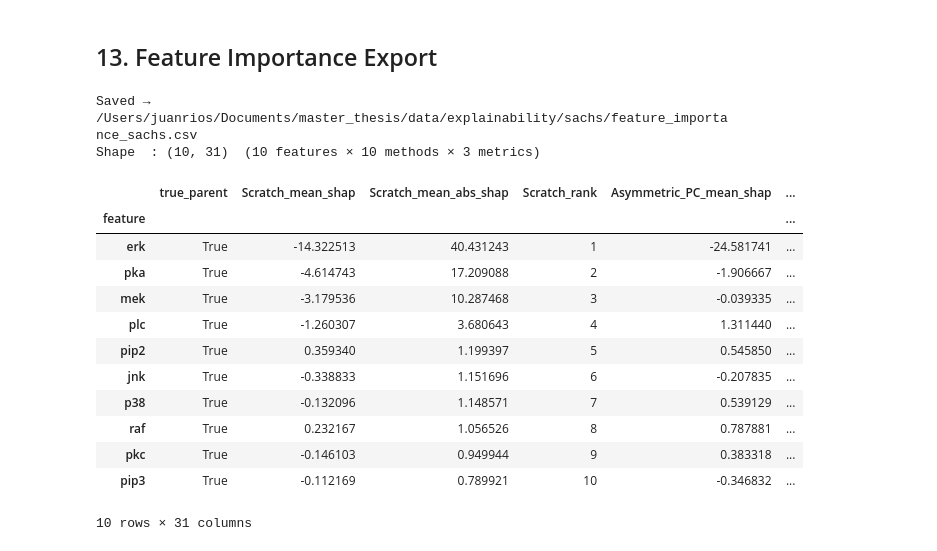
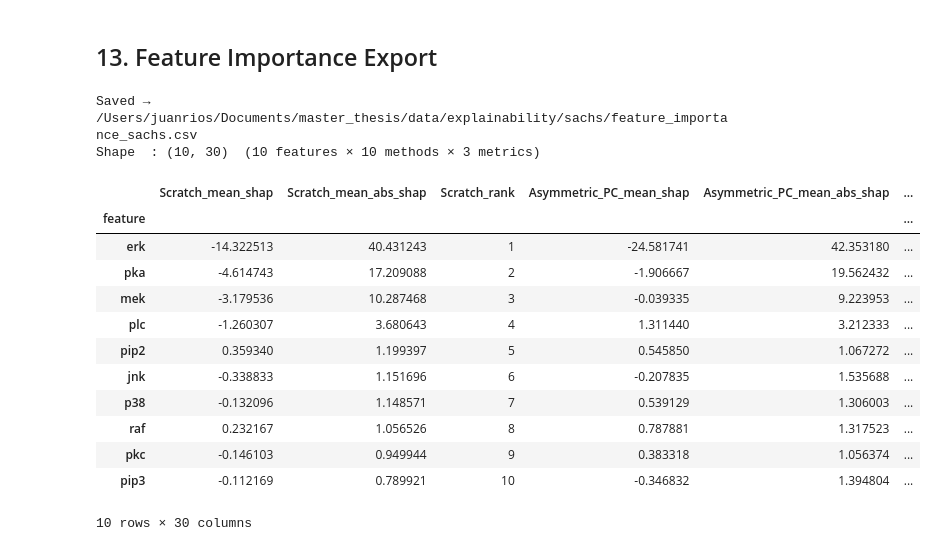
Before and after one commit to juanriosg12/master_thesis, a Jupyter notebook: notebooks/real_data_analysis.ipynb, the cells around one changed output. Drawn from its saved outputs; the diff is of its cells as text; code cells hidden in the pictures.

```diff
--- a/notebooks/real_data_analysis.ipynb
+++ b/notebooks/real_data_analysis.ipynb
@@ -250,6 +250,13 @@ print(f"Loaded {len(subset_shap_data)} keys for alignment metrics (including Tru
 # ── GSS: Graph Sensitivity Score (PC vs LiNGAM magnitude bias) ────────────────
 # Returns per-feature arrays: dict[method] -> ndarray(n_features,)
 gss_feat = compute_gss(shap_data, BASE_METHODS)
+
+# Per-instance deltas (un-averaged) for box plots
+feat_delta = {
+    meth: np.abs(shap_data[f"{meth} (PC)"]) - np.abs(shap_data[f"{meth} (LiNGAM)"])
+    for meth in BASE_METHODS
+    if f"{meth} (PC)" in shap_data and f"{meth} (LiNGAM)" in shap_data
+}
 
 # ── SSS: Sign Stability Score (PC vs LiNGAM sign agreement) ───────────────────
 # Returns per-feature arrays: dict[method] -> ndarray(n_features,)
@@ -1102,47 +930,46 @@ rows_fi = []
 for feat_i, feat in enumerate(feature_names):
     row = {
         'feature':     feat,
-        'true_parent': feat_i in y_parent_set,
     }
     for method_key, sv in shap_data.items():
         col = method_key.replace(' ', '_').replace('(', '').replace(')', '')
         row[f'{col}_mean_shap']     = float(sv.mean(axis=0)[feat_i])
         row[f'{col}_mean_abs_shap'] = float(np.abs(sv).mean(axis=0)[feat_i])
     rows_fi.append(row)
 
 df_fi = pd.DataFrame(rows_fi).set_index('feature')
 
 # Add rank columns
 for col in [c for c in df_fi.columns if c.endswith('_mean_abs_shap')]:
     rank_col = col.replace('_mean_abs_shap', '_rank')
     df_fi[rank_col] = df_fi[col].rank(ascending=False, method='min').astype(int)
 
 # Interleave per-method: mean_shap / mean_abs_shap / rank
 abs_cols  = [c for c in df_fi.columns if c.endswith('_mean_abs_shap')]
 shap_cols = [c.replace('_mean_abs_shap', '_mean_shap') for c in abs_cols]
 rank_cols = [c.replace('_mean_abs_shap', '_rank')      for c in abs_cols]
-ordered   = ['true_parent'] + [c for trio in zip(shap_cols, abs_cols, rank_cols) for c in trio]
+ordered   = [c for trio in zip(shap_cols, abs_cols, rank_cols) for c in trio]
 df_fi = df_fi[ordered].sort_values(abs_cols[0], ascending=False)
 
 out_path = EXPLAINABILITY_DIR / DATASET / f'feature_importance_{DATASET}.csv'
 out_path.parent.mkdir(parents=True, exist_ok=True)
 df_fi.to_csv(out_path, sep=';', decimal=',')
 print(f'Saved → {out_path}')
 print(f'Shape  : {df_fi.shape}  ({n_features} features × {len(abs_cols)} methods × 3 metrics)')
 df_fi
 # %% [output]
 Saved → /Users/juanrios/Documents/master_thesis/data/explainability/sachs/feature_importance_sachs.csv
-Shape  : (10, 31)  (10 features × 10 methods × 3 metrics)
+Shape  : (10, 30)  (10 features × 10 methods × 3 metrics)
-|  | true_parent | Scratch_mean_shap | Scratch_mean_abs_shap | Scratch_rank | Asymmetric_PC_mean_shap | ... |
+|  | Scratch_mean_shap | Scratch_mean_abs_shap | Scratch_rank | Asymmetric_PC_mean_shap | Asymmetric_PC_mean_abs_shap | ... |
 | feature |  |  |  |  |  | ... |
-| erk | True | -14.322513 | 40.431243 | 1 | -24.581741 | ... |
-| pka | True | -4.614743 | 17.209088 | 2 | -1.906667 | ... |
-| mek | True | -3.179536 | 10.287468 | 3 | -0.039335 | ... |
-| plc | True | -1.260307 | 3.680643 | 4 | 1.311440 | ... |
-| pip2 | True | 0.359340 | 1.199397 | 5 | 0.545850 | ... |
-| jnk | True | -0.338833 | 1.151696 | 6 | -0.207835 | ... |
-| p38 | True | -0.132096 | 1.148571 | 7 | 0.539129 | ... |
-| raf | True | 0.232167 | 1.056526 | 8 | 0.787881 | ... |
-| pkc | True | -0.146103 | 0.949944 | 9 | 0.383318 | ... |
-| pip3 | True | -0.112169 | 0.789921 | 10 | -0.346832 | ... |
+| erk | -14.322513 | 40.431243 | 1 | -24.581741 | 42.353180 | ... |
+| pka | -4.614743 | 17.209088 | 2 | -1.906667 | 19.562432 | ... |
+| mek | -3.179536 | 10.287468 | 3 | -0.039335 | 9.223953 | ... |
+| plc | -1.260307 | 3.680643 | 4 | 1.311440 | 3.212333 | ... |
+| pip2 | 0.359340 | 1.199397 | 5 | 0.545850 | 1.067272 | ... |
+| jnk | -0.338833 | 1.151696 | 6 | -0.207835 | 1.535688 | ... |
+| p38 | -0.132096 | 1.148571 | 7 | 0.539129 | 1.306003 | ... |
+| raf | 0.232167 | 1.056526 | 8 | 0.787881 | 1.317523 | ... |
+| pkc | -0.146103 | 0.949944 | 9 | 0.383318 | 1.056374 | ... |
+| pip3 | -0.112169 | 0.789921 | 10 | -0.346832 | 1.394804 | ... |
-10 rows × 31 columns
+10 rows × 30 columns
```
Also changed, not shown: parts of 11 cells of this notebook, 34 other files.
